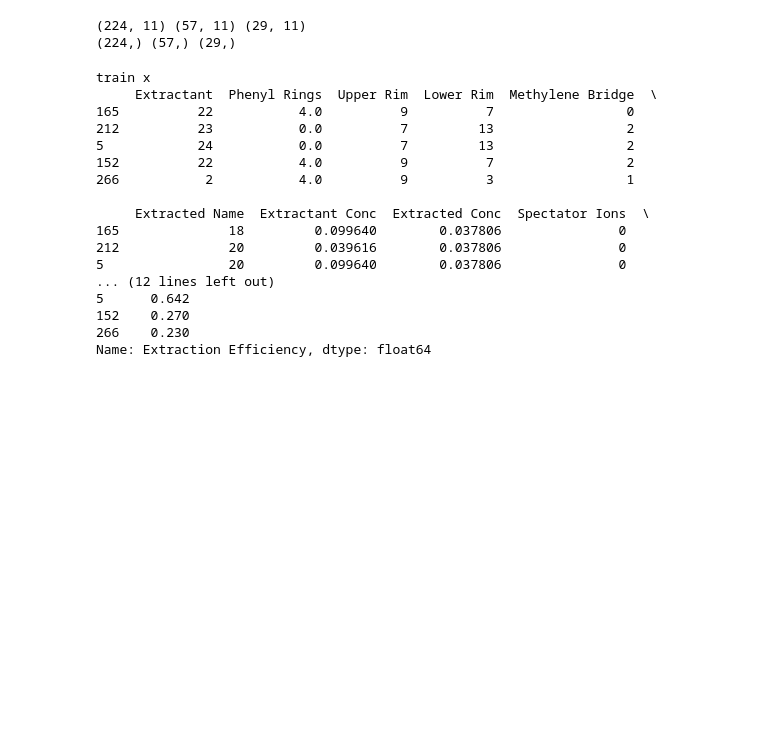
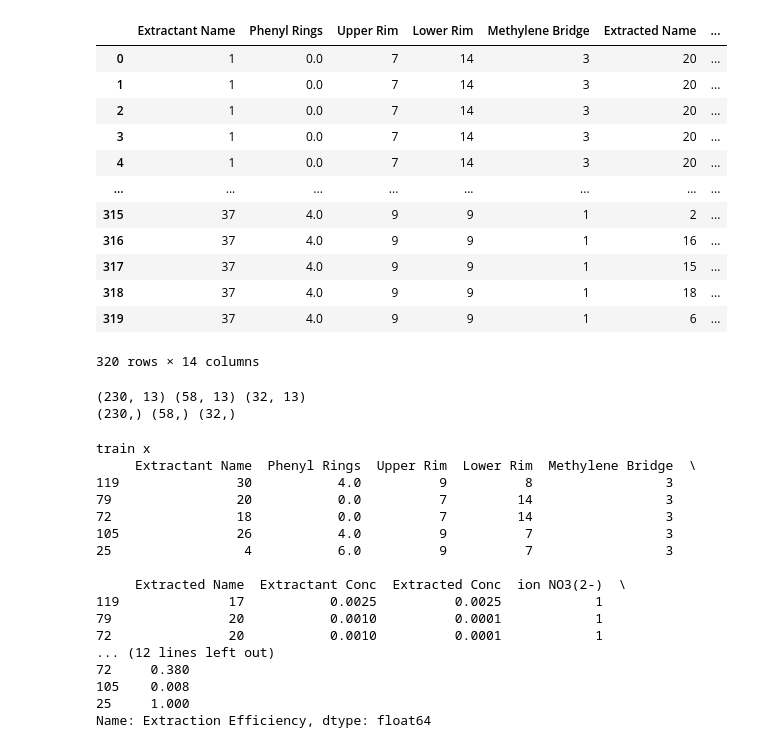
Before and after one commit to shouryaverma/triton, a Jupyter notebook: model.ipynb, the cells around one changed output. Drawn from its saved outputs; the diff is of its cells as text; code cells hidden in the pictures; blank space fills up the shorter version.

```diff
--- a/model.ipynb
+++ b/model.ipynb
@@ -41,42 +39,45 @@ df.head()
 # %%
 df_new = df.copy()
-df_new = df_new.drop(['Number','Extractant Name'],axis=1)
+df_new = df_new.drop(['Number','Extractant'],axis=1)
 df_new = df_new.fillna('none')
 
-categorical_features = ['Extractant', 'Upper Rim', 'Lower Rim', 'Methylene Bridge',
-						'Extracted Name', 'Spectator Ions', 'Chemical Groups', 'Acid Molarity']
+categorical_features = ['Upper Rim', 'Lower Rim', 'Methylene Bridge', 'Extracted Name', 'Extractant Name',
+						'ion NO3(2-)', 'ions dichloromethane', 'ions picarate','Chemical Groups', 'Acid Molarity']
 numerical_features = ['Phenyl Rings', 'Extractant Conc', 'Extracted Conc']
 
 label_encoders = {}
 
 # handle categorical features
 for feature in categorical_features:
 	le = LabelEncoder()
 	if feature not in label_encoders:
 		label_encoders[feature] = le
 		df_new[feature] = le.fit_transform(df_new[feature])
 	else:
 		# handle unseen categories during prediction
 		new_categories = set(df_new[feature]) - set(label_encoders[feature].classes_)
 		if new_categories:
 			df_new[feature] = df_new[feature].replace(list(new_categories), 'none')
 		df_new[feature] = label_encoders[feature].transform(df_new[feature])
 
 # handle numerical features
 for feature in numerical_features:
 	# here replace none to 0
 	df_new[feature] = df_new[feature].replace('none', 0)
 	df_new[feature] = pd.to_numeric(df_new[feature], errors='coerce')
 
-# Normalize the specified numerical features individually between 0 and 1
-for feature in ['Extractant Conc', 'Extracted Conc']:
-	min_val = df_new[feature].min()
-	max_val = df_new[feature].max()
-	df_new[feature] = (df_new[feature] - min_val) / (max_val - min_val)
-	# round to 6 decimals
-	df_new[feature] = df_new[feature].round(6)
-
-df_new.head()
-
-# save the preprocessed data
-df_new.to_csv('./data_new.csv', index=False)
+df_new
+# %% [output]
+|  | Extractant Name | Phenyl Rings | Upper Rim | Lower Rim | Methylene Bridge | Extracted Name | ... |
+| 0 | 1 | 0.0 | 7 | 14 | 3 | 20 | ... |
+| 1 | 1 | 0.0 | 7 | 14 | 3 | 20 | ... |
+| 2 | 1 | 0.0 | 7 | 14 | 3 | 20 | ... |
+| 3 | 1 | 0.0 | 7 | 14 | 3 | 20 | ... |
+| 4 | 1 | 0.0 | 7 | 14 | 3 | 20 | ... |
+| ... | ... | ... | ... | ... | ... | ... | ... |
+| 315 | 37 | 4.0 | 9 | 9 | 1 | 2 | ... |
+| 316 | 37 | 4.0 | 9 | 9 | 1 | 16 | ... |
+| 317 | 37 | 4.0 | 9 | 9 | 1 | 15 | ... |
+| 318 | 37 | 4.0 | 9 | 9 | 1 | 18 | ... |
+| 319 | 37 | 4.0 | 9 | 9 | 1 | 6 | ... |
+320 rows × 14 columns
@@ -114,8 +118,8 @@ X_train, X_val, X_test, y_train, y_val, y_test = prepare_data(df_new)
 print(X_train.shape, X_val.shape, X_test.shape)
 print(y_train.shape, y_val.shape, y_test.shape)
 # %% [output]
-(224, 11) (57, 11) (29, 11)
-(224,) (57,) (29,)
+(230, 13) (58, 13) (32, 13)
+(230,) (58,) (32,)
 # %%
 print('train x')
 print(X_train[:5])
@@ -123,21 +127,21 @@ print('train y')
 print(y_train[:5])
 # %% [output]
 train x
-     Extractant  Phenyl Rings  Upper Rim  Lower Rim  Methylene Bridge  \
-165          22           4.0          9          7                 0
-212          23           0.0          7         13                 2
-5            24           0.0          7         13                 2
-152          22           4.0          9          7                 2
-266           2           4.0          9          3                 1
+     Extractant Name  Phenyl Rings  Upper Rim  Lower Rim  Methylene Bridge  \
+119               30           4.0          9          8                 3
+79                20           0.0          7         14                 3
+72                18           0.0          7         14                 3
+105               26           4.0          9          7                 3
+25                 4           6.0          9          7                 3
 
-     Extracted Name  Extractant Conc  Extracted Conc  Spectator Ions  \
-165              18         0.099640        0.037806               0
-212              20         0.039616        0.037806               0
-5                20         0.099640        0.037806               0
+     Extracted Name  Extractant Conc  Extracted Conc  ion NO3(2-)  \
+119              17           0.0025          0.0025            1
+79               20           0.0010          0.0001            1
+72               20           0.0010          0.0001            1
 ... (12 lines left out)
-5      0.642
-152    0.270
-266    0.230
+72     0.380
+105    0.008
+25     1.000
 Name: Extraction Efficiency, dtype: float64
 # %%
 def analyze_high_efficiency(df, efficiency_threshold=75):
```
Also changed, not shown: parts of 10 cells of this notebook, 4 other files.
